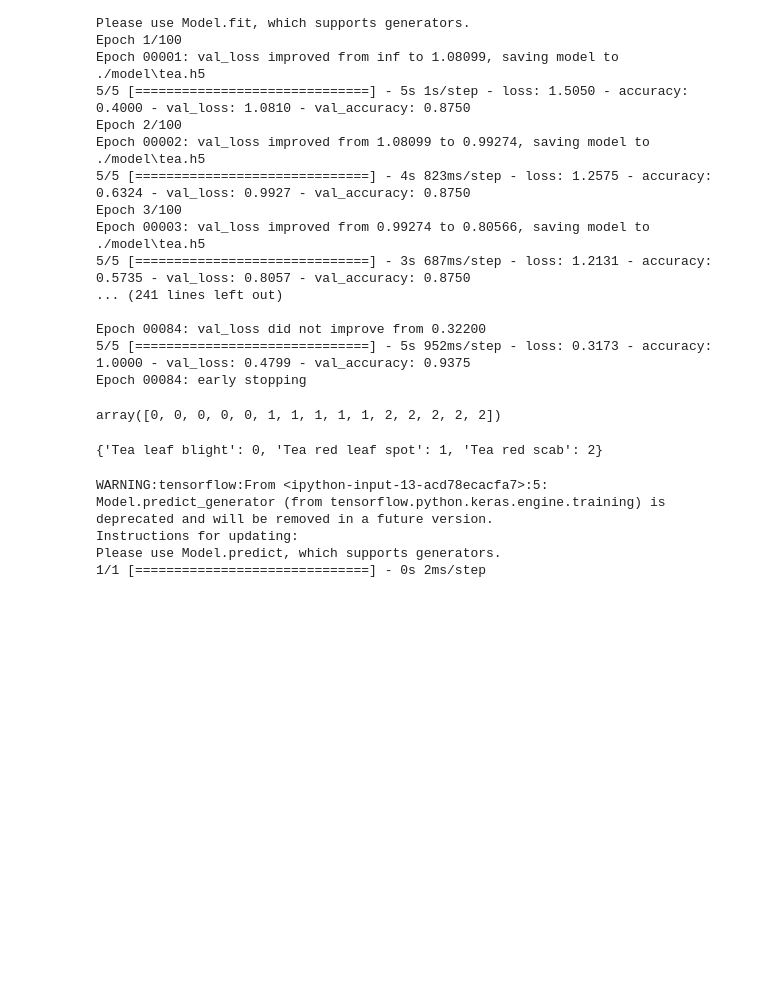
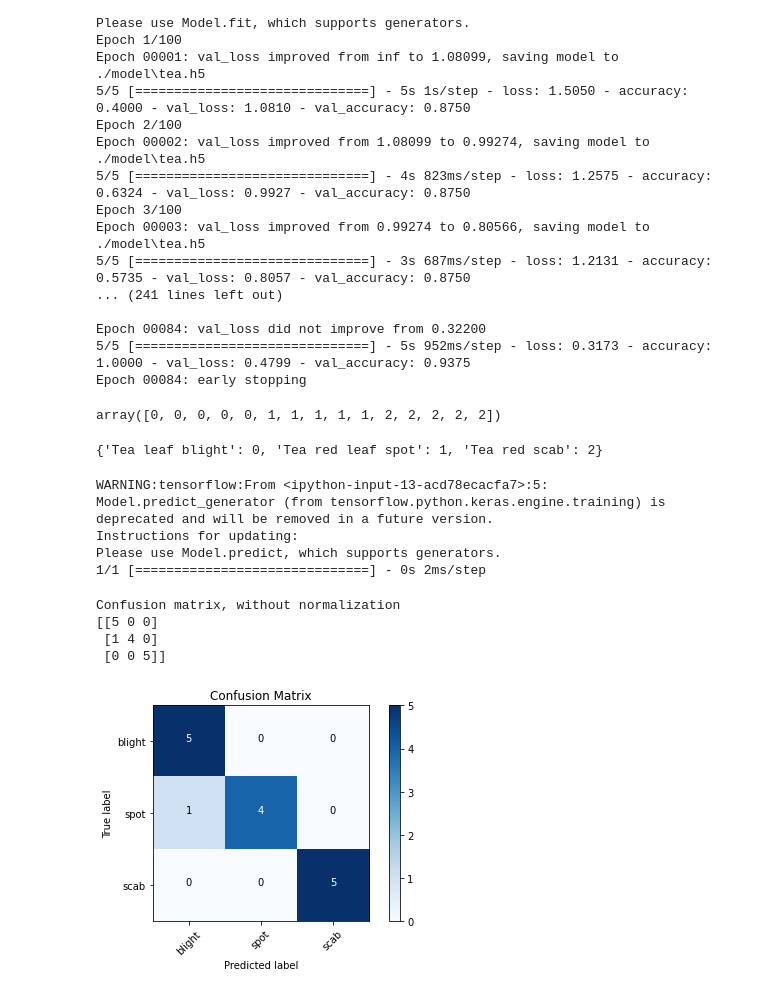
Before and after one commit to kuromadara/Tea_leaves_disease, a Jupyter notebook: classifier.ipynb, the cells around one changed output. Cells and saved outputs as stored; diff of their text form; code cells hidden in the pictures; blank space fills up the shorter version.

```diff
--- a/classifier.ipynb
+++ b/classifier.ipynb
@@ -227,5 +227,11 @@ Please use Model.predict, which supports generators.
 
 cm = confusion_matrix(test_labels, predictions.argmax(axis=1))
 # %%
-cm_plot_labels = ['', 'HSIL']
+cm_plot_labels = ['blight', 'spot', 'scab']
 plot_confusion_matrix(cm, cm_plot_labels, title='Confusion Matrix')
+# %% [output]
+Confusion matrix, without normalization
+[[5 0 0]
+ [1 4 0]
+ [0 0 5]]
+[figure, added]
```
Also changed, not shown: parts of 1 cell of this notebook.
